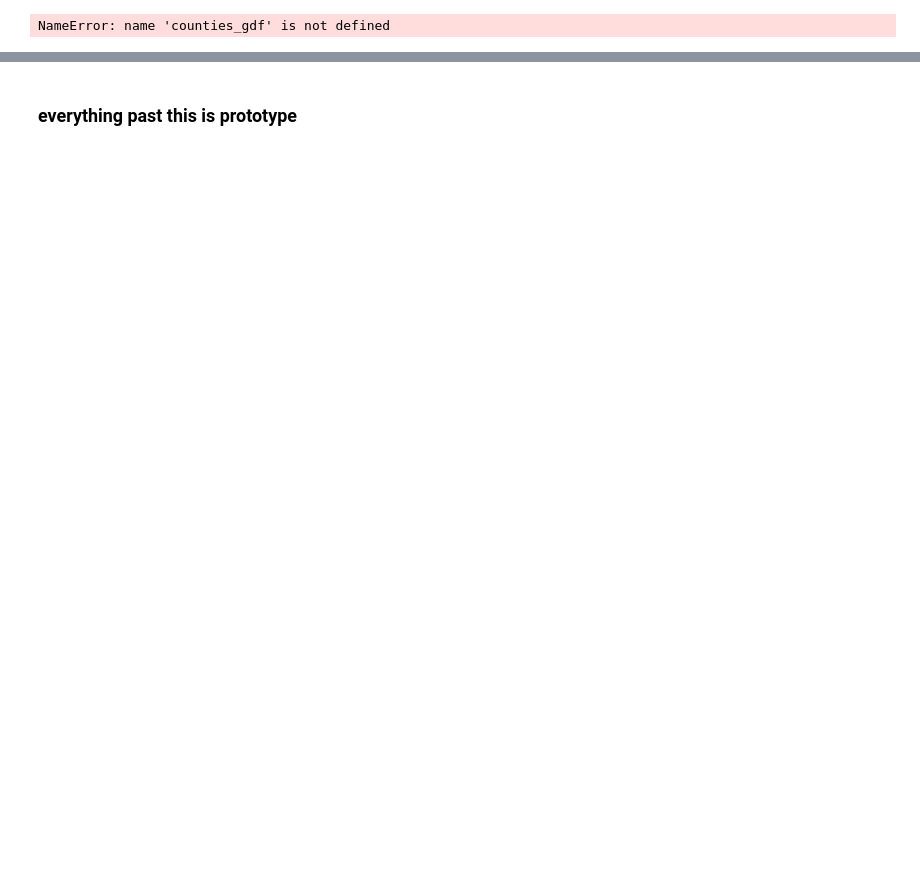
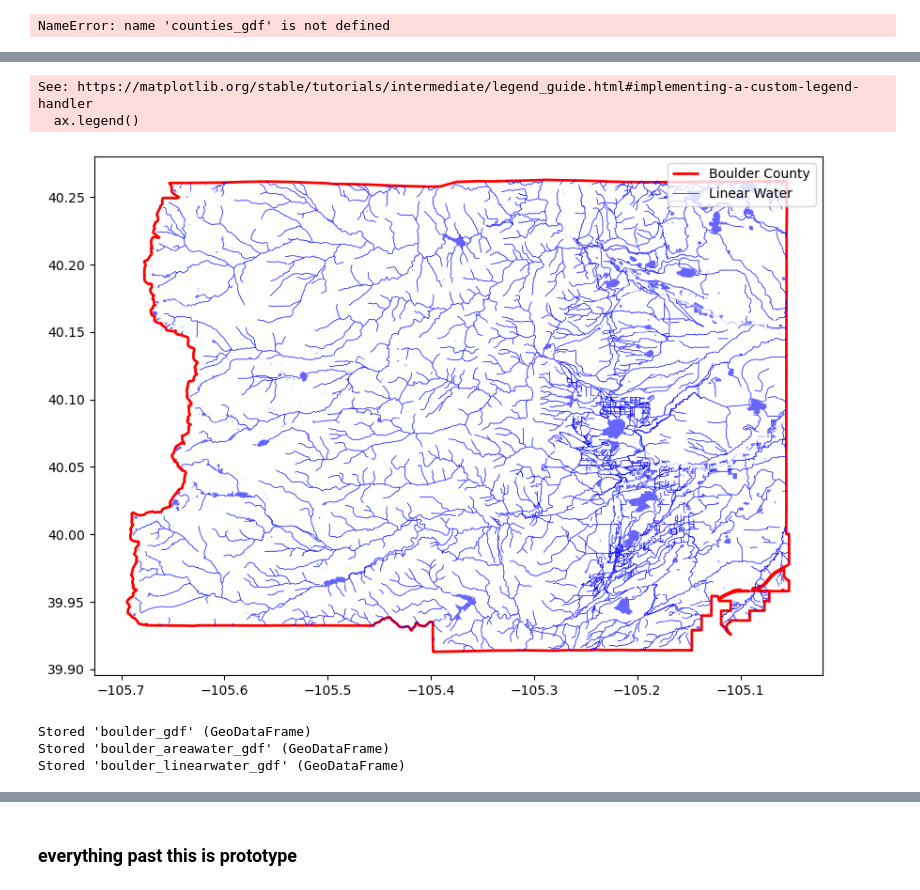
Before and after one commit to gpb3037/bluespruce, a Jupyter notebook: BoulderCountyVector.ipynb, the cells around one changed output, grey strips where cells are left out. Saved outputs shown, nothing was run; the diff lists cells and outputs as text; code cells hidden in the pictures; blank space fills up the shorter version.

```diff
--- a/BoulderCountyVector.ipynb
+++ b/BoulderCountyVector.ipynb
@@ -137,2 +168,41 @@ boulder_linearwater_gdf.head
+# %%
+# Import necessary libraries
+import os
+import geopandas as gpd
+import matplotlib.pyplot as plt  # Ensure matplotlib is imported
+# import pyarrow  # Ensure pyarrow is available
+
+# Define the current working directory (replace `cwd` with the appropriate path)
+cwd = os.getcwd()
+
+# Define file paths
+ar_path = os.path.join(cwd, 'tl_2024_08013_areawater.shp')
+li_path = os.path.join(cwd, 'tl_2024_08013_linearwater.shp')
+co_path = os.path.join(cwd, 'boulder_county.shp')
+
+# Create a new plot
+fig, ax = plt.subplots(figsize=(10, 10))
+
+# Read the shapefiles
+boulder_areawater_gdf = gpd.read_file(ar_path)
+boulder_linearwater_gdf = gpd.read_file(li_path)
+boulder_gdf = gpd.read_file(co_path)  # Use read_file for shapefiles
+
+# Plot the data
+boulder_gdf.boundary.plot(ax=ax, edgecolor='red', linewidth=2, label='Boulder County')
+boulder_areawater_gdf.plot(ax=ax, color='blue', alpha=0.6, label='Area Water')
+boulder_linearwater_gdf.plot(ax=ax, color='blue', linewidth=0.5, label='Linear Water')
+
+# Add a legend and show the plot
+ax.legend()
+plt.show()
+# %% [output]
+See: https://matplotlib.org/stable/tutorials/intermediate/legend_guide.html#implementing-a-custom-legend-handler
+  ax.legend()
+[figure, added]
 # %%
 %store boulder_gdf boulder_areawater_gdf boulder_linearwater_gdf
+# %% [output]
+Stored 'boulder_gdf' (GeoDataFrame)
+Stored 'boulder_areawater_gdf' (GeoDataFrame)
+Stored 'boulder_linearwater_gdf' (GeoDataFrame)
```
Also changed, not shown: parts of 8 cells of this notebook, 2 other files.
